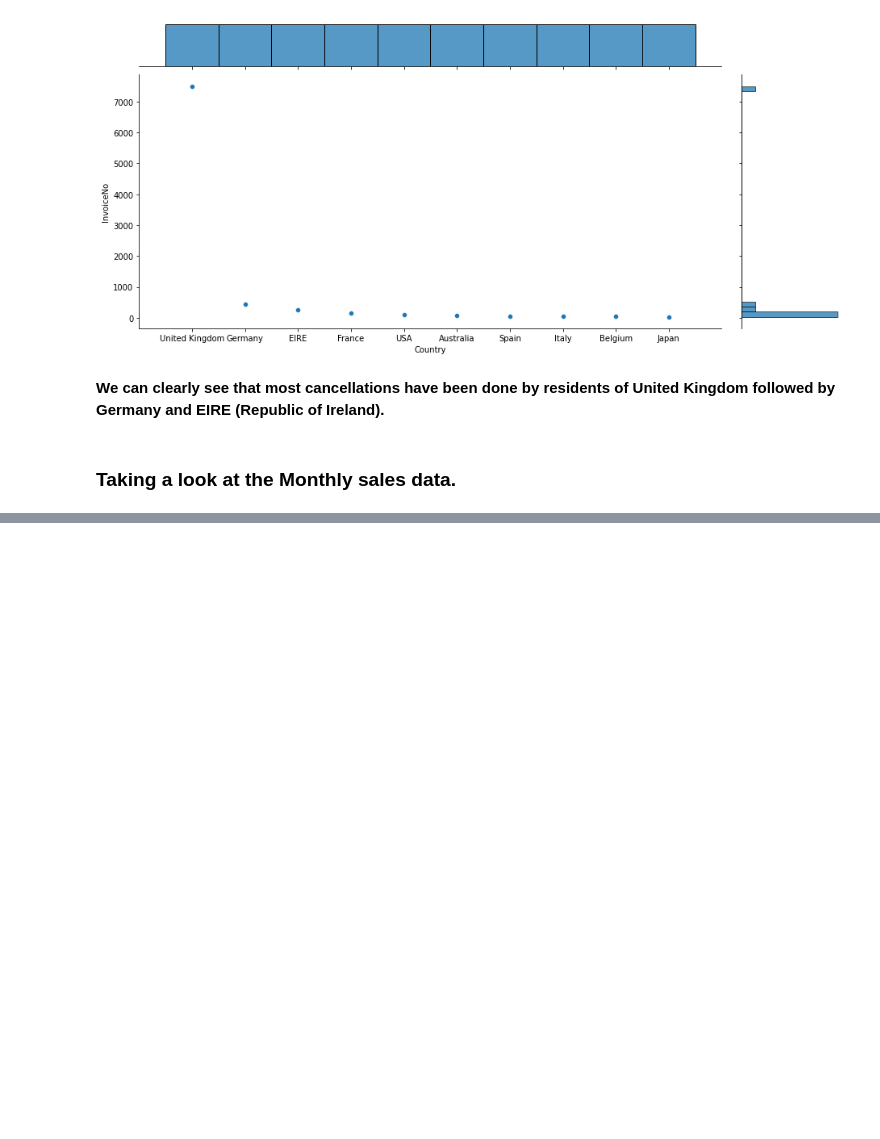
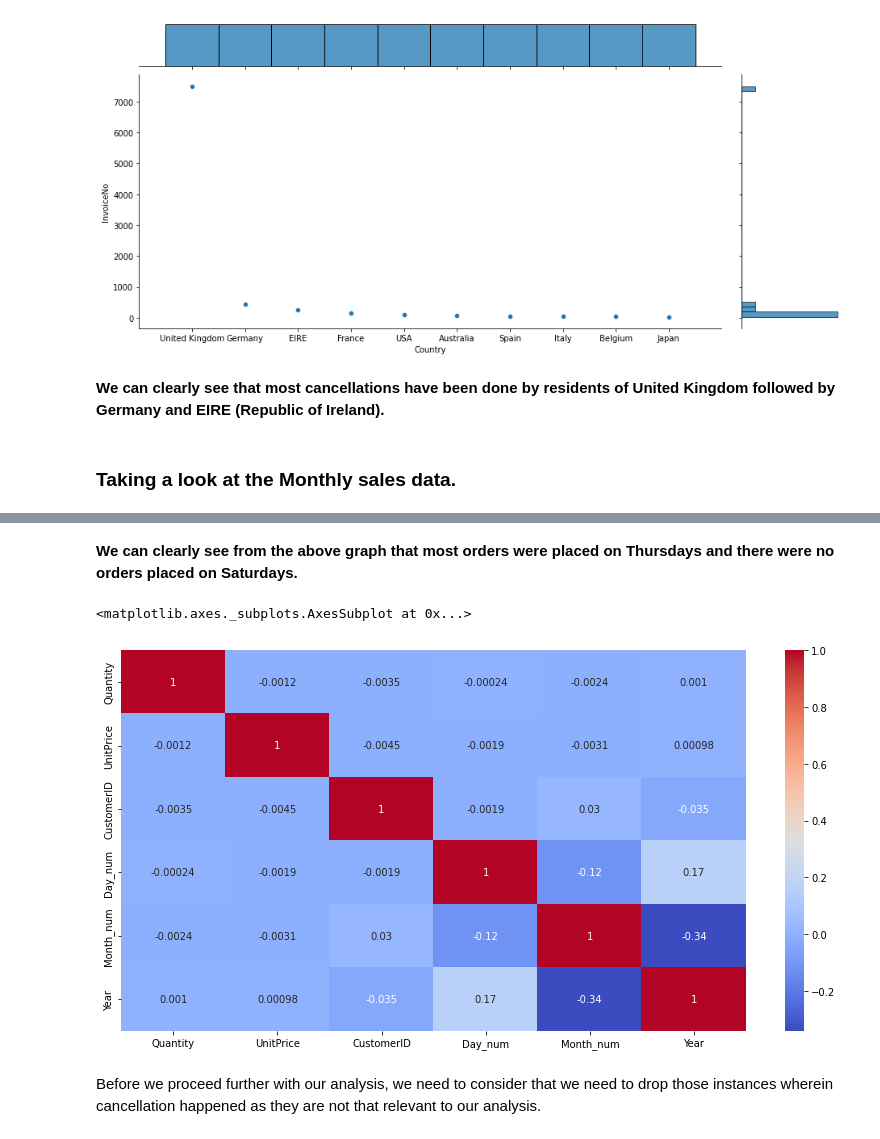
Before and after one commit to gopaljigupta45/Online_Retail_Customer_Segmentation, a Jupyter notebook: Online_Retail_Customer_Segmentation_Capstone_Project_GOPAL_JI_GUPTA_.ipynb, the cells around one changed output, grey strips where cells are left out. Saved outputs shown, nothing was run; the diff lists cells and outputs as text; code cells hidden in the pictures; blank space fills up the shorter version.

```diff
--- a/Online_Retail_Customer_Segmentation_Capstone_Project_GOPAL_JI_GUPTA_.ipynb
+++ b/Online_Retail_Customer_Segmentation_Capstone_Project_GOPAL_JI_GUPTA_.ipynb
@@ -373,0 +491,11 @@ grid.savefig("filename.png", dpi=300)
+# %% [markdown]
+**We can clearly see from the above graph that most orders were placed on Thursdays and there were no orders placed on Saturdays.**
+# %%
+# Checking for correlation in our data.
+plt.figure(figsize=(14,7))
+sns.heatmap(df.corr(), annot=True, cmap='coolwarm')
+# %% [output]
+<matplotlib.axes._subplots.AxesSubplot at 0x...>
+[figure, added]
+# %% [markdown]
+Before we proceed further with our analysis, we need to consider that we need to drop those instances wherein cancellation happened as they are not that relevant to our analysis.
```
Also changed, not shown: parts of 17 cells of this notebook.
